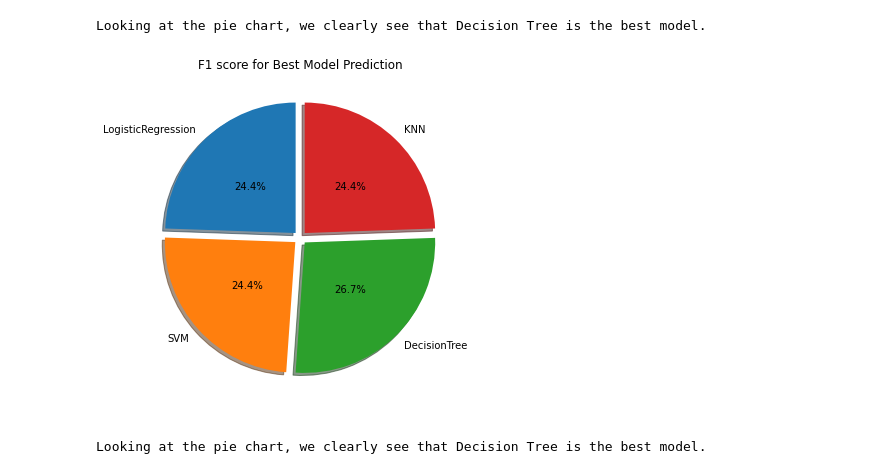
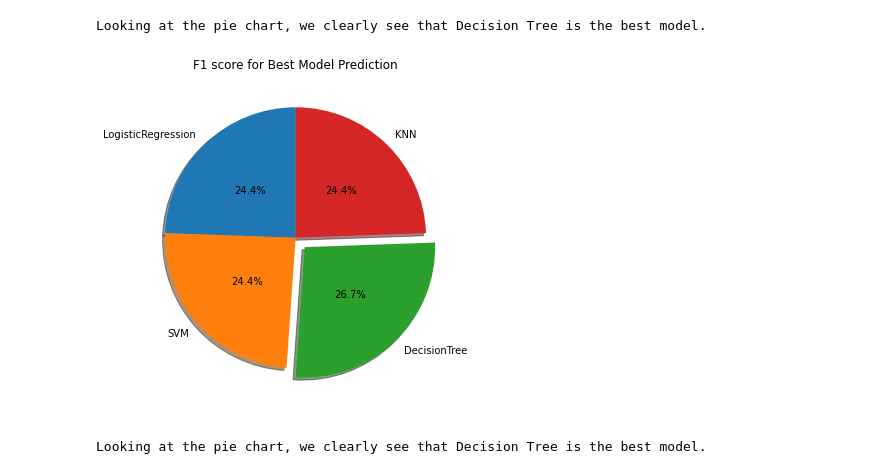
Before and after one commit to githubmach/PythonDS, a Jupyter notebook: SpaceX_Machine Learning Prediction_Part_5.ipynb, the cells around one changed output. Saved outputs shown, nothing was run; the diff lists cells and outputs as text; code cells hidden in the pictures.

```diff
--- a/SpaceX_Machine Learning Prediction_Part_5.ipynb
+++ b/SpaceX_Machine Learning Prediction_Part_5.ipynb
@@ -412,14 +412,14 @@ Looking at the pie chart, we clearly see that Decision Tree is the best model.
 # %%
 score_df['f1_score'].plot(kind='pie', figsize=(6,6),shadow=True,
                           autopct='%1.1f%%', startangle=90,
-                          explode=[0.05]*4, pctdistance=0.5,
+                          explode=[0,0,0.1,0], pctdistance=0.5,
                           labels=score_df['Algorithm'])
 plt.title("F1 score for Best Model Prediction")
 plt.xlabel(' ')
 plt.ylabel(' ')
 plt.show()
 # %% [output]
-[figure, old version]
+[figure, new version]
 # %%
 print("Looking at the pie chart, we clearly see that Decision Tree is the best model.")
 # %% [output]
```
